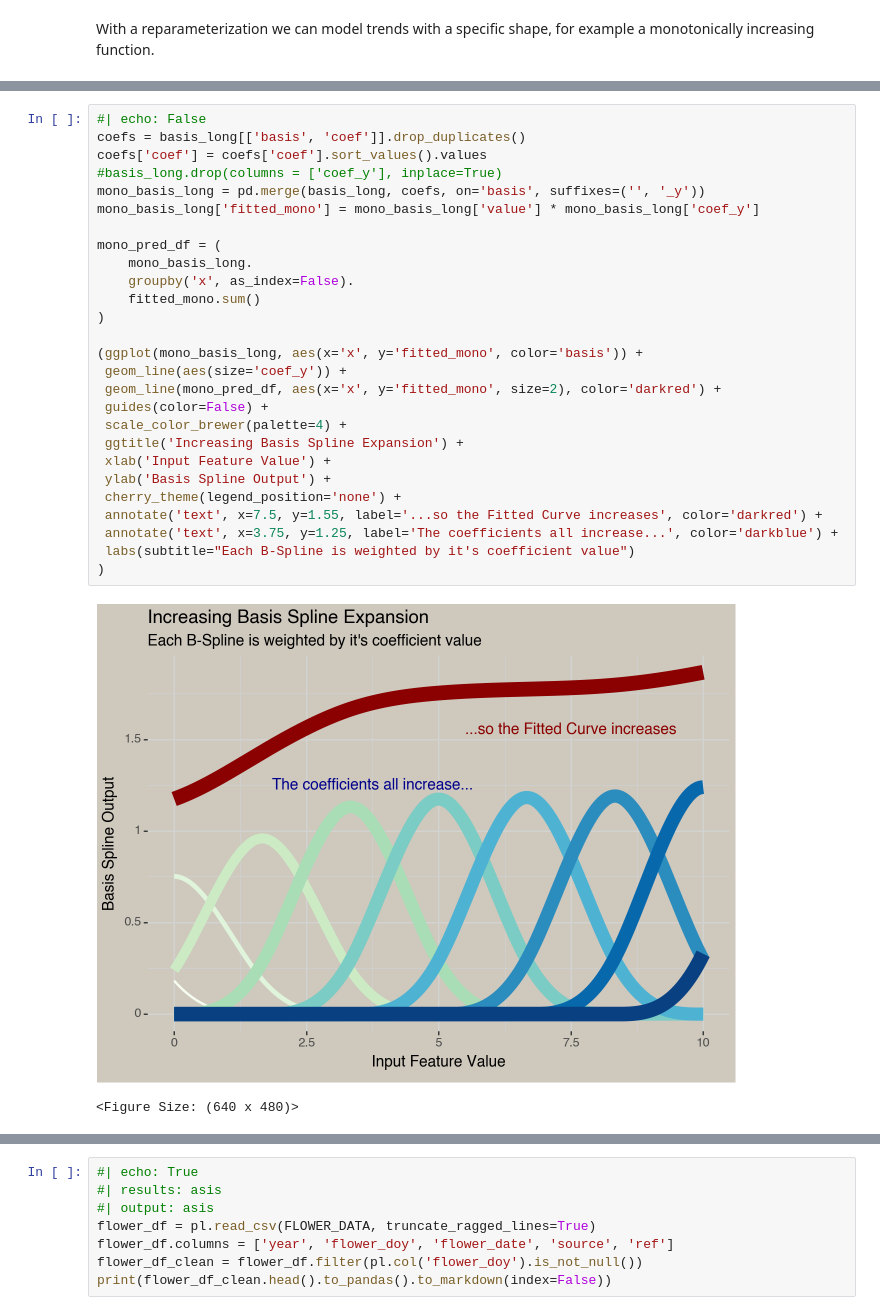
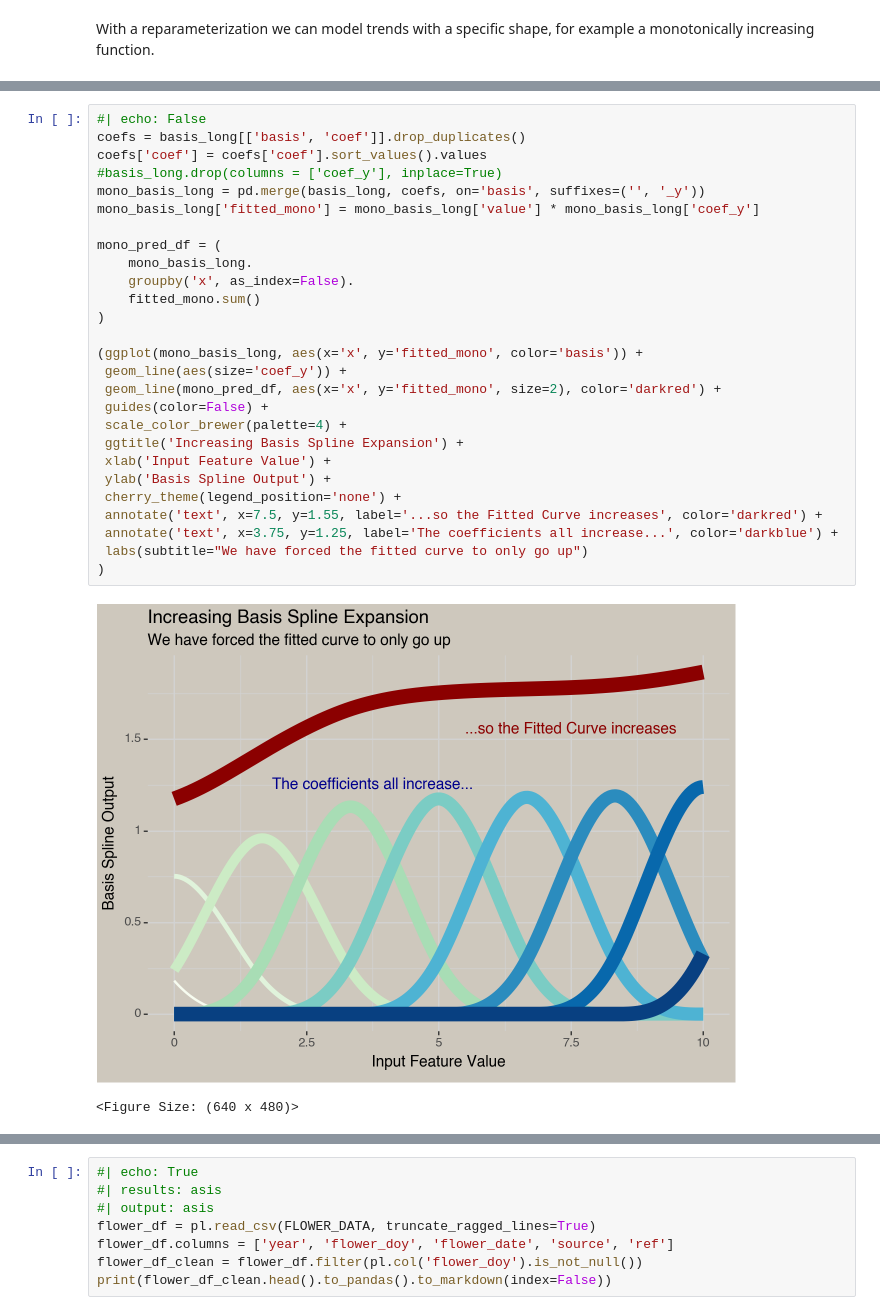
Before and after one commit to mattmills49/Blog-Posts, a Jupyter notebook: glum_splines/monotonic_spline_jax.ipynb, the cells around one changed output, grey strips where cells are left out. Drawn from its saved outputs; the diff is of its cells as text.

```diff
--- a/glum_splines/monotonic_spline_jax.ipynb
+++ b/glum_splines/monotonic_spline_jax.ipynb
@@ -160,32 +151,32 @@ basis_long.head()
 # %%
 #| echo: False
 coefs = basis_long[['basis', 'coef']].drop_duplicates()
 coefs['coef'] = coefs['coef'].sort_values().values
 #basis_long.drop(columns = ['coef_y'], inplace=True)
 mono_basis_long = pd.merge(basis_long, coefs, on='basis', suffixes=('', '_y'))
 mono_basis_long['fitted_mono'] = mono_basis_long['value'] * mono_basis_long['coef_y']
 
 mono_pred_df = (
     mono_basis_long.
     groupby('x', as_index=False).
     fitted_mono.sum()
 )
 
 (ggplot(mono_basis_long, aes(x='x', y='fitted_mono', color='basis')) +
  geom_line(aes(size='coef_y')) +
  geom_line(mono_pred_df, aes(x='x', y='fitted_mono', size=2), color='darkred') +
  guides(color=False) +
  scale_color_brewer(palette=4) +
  ggtitle('Increasing Basis Spline Expansion') +
  xlab('Input Feature Value') +
  ylab('Basis Spline Output') +
  cherry_theme(legend_position='none') +
  annotate('text', x=7.5, y=1.55, label='...so the Fitted Curve increases', color='darkred') +
  annotate('text', x=3.75, y=1.25, label='The coefficients all increase...', color='darkblue') +
- labs(subtitle="Each B-Spline is weighted by it's coefficient value")
+ labs(subtitle="We have forced the fitted curve to only go up")
 )
 # %% [output]
-[figure, old version]
+[figure, new version]
 <Figure Size: (640 x 480)>
 # %% [markdown]
 
```
Also changed, not shown: parts of 3 cells of this notebook, 3 other files.
